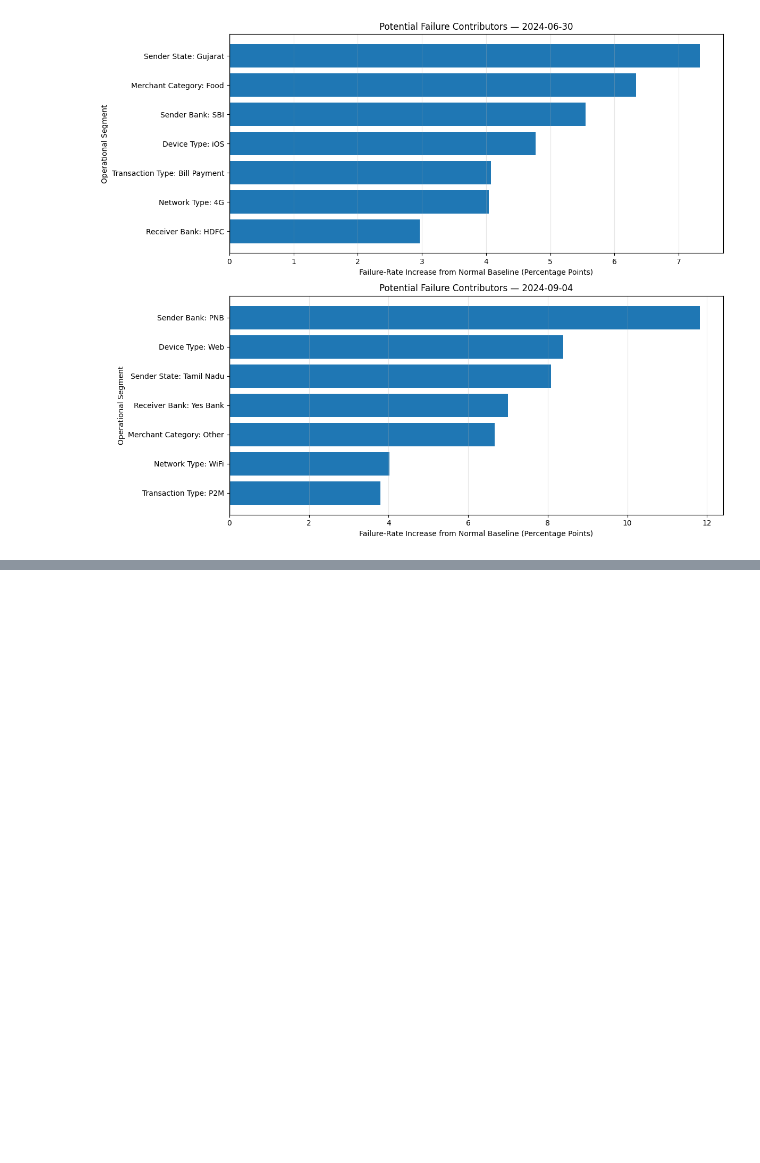
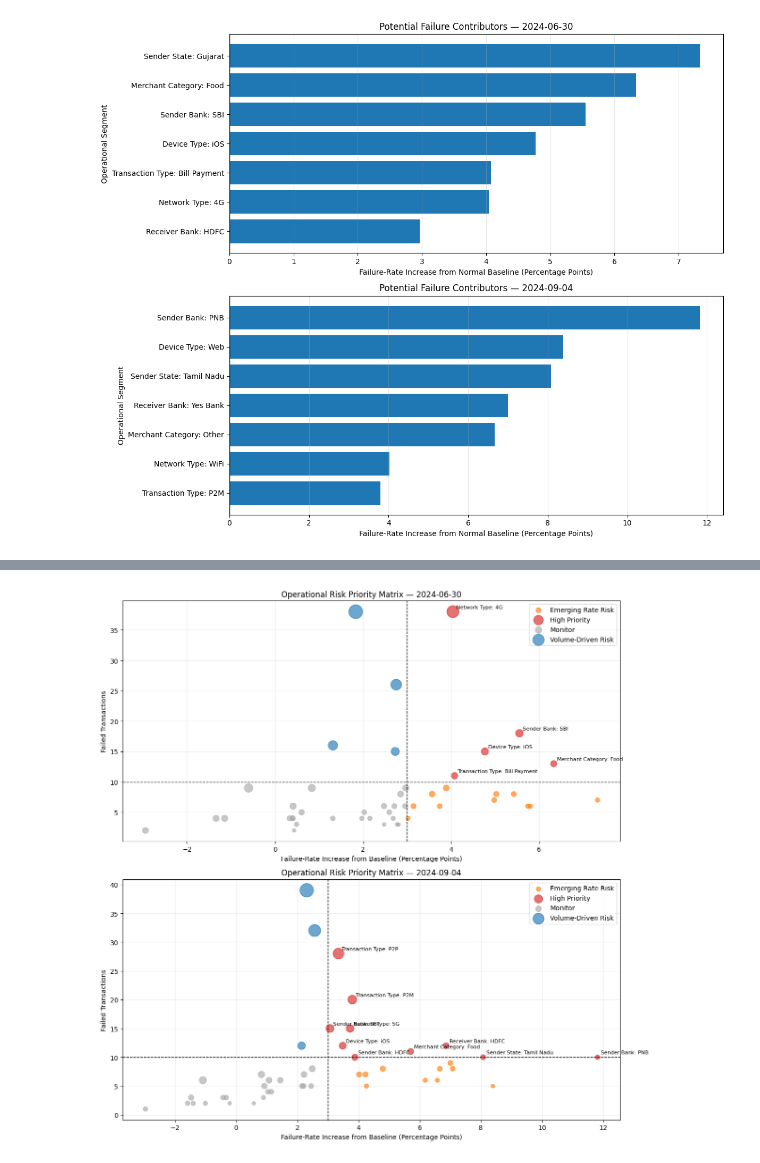
Before and after one commit to KaviyaVelmurugan/upi-transaction-intelligence-platform, a Jupyter notebook: notebooks/02_eda.ipynb, the cells around one changed output, grey strips where cells are left out. Cells and saved outputs as stored; diff of their text form; code cells hidden in the pictures; blank space fills up the shorter version.

Commit message:
Operational risk analysis

```diff
--- a/notebooks/02_eda.ipynb
+++ b/notebooks/02_eda.ipynb
@@ -3131,0 +3300,94 @@ plt.show()
+# %%
+priority_colors = {
+    "High Priority": "#D62728",
+    "Emerging Rate Risk": "#FF7F0E",
+    "Volume-Driven Risk": "#1F77B4",
+    "Monitor": "#A9A9A9"
+}
+
+dates = sorted(
+    risk_priority["transaction_date"].unique()
+)
+
+fig, axes = plt.subplots(
+    len(dates),
+    1,
+    figsize=(12, 6 * len(dates))
+)
+
+if len(dates) == 1:
+    axes = [axes]
+
+for axis, date in zip(axes, dates):
+
+    date_data = risk_priority[
+        risk_priority["transaction_date"] == date
+    ]
+
+    for risk_category, category_data in date_data.groupby(
+        "risk_category"
+    ):
+
+        axis.scatter(
+            category_data["failure_rate_lift_pp"],
+            category_data["spike_failed_transactions"],
+            s=category_data["spike_total_transactions"] * 0.8,
+            alpha=0.65,
+            color=priority_colors[risk_category],
+            label=risk_category
+        )
+
+    high_priority = date_data[
+        date_data["risk_category"] == "High Priority"
+    ]
+
+    for _, row in high_priority.iterrows():
+
+        label = (
+            row["dimension"].replace("_", " ").title()
+            + ": "
+            + str(row["category"])
+        )
+
+        axis.annotate(
+            label,
+            (
+                row["failure_rate_lift_pp"],
+                row["spike_failed_transactions"]
+            ),
+            xytext=(5, 5),
+            textcoords="offset points",
+            fontsize=8
+        )
+
+    axis.axvline(
+        rate_lift_threshold_pp,
+        color="black",
+        linestyle="--",
+        linewidth=1
+    )
+
+    axis.axhline(
+        failed_count_threshold,
+        color="black",
+        linestyle="--",
+        linewidth=1
+    )
+
+    axis.set_title(
+        f"Operational Risk Priority Matrix — {date}"
+    )
+
+    axis.set_xlabel(
+        "Failure-Rate Increase from Baseline "
+        "(Percentage Points)"
+    )
+
+    axis.set_ylabel("Failed Transactions")
+    axis.grid(alpha=0.25)
+    axis.legend()
+
+plt.tight_layout()
+plt.show()
+# %% [output]
+[figure, added]
```
Also changed, not shown: parts of 5 cells of this notebook, 1 other file.
